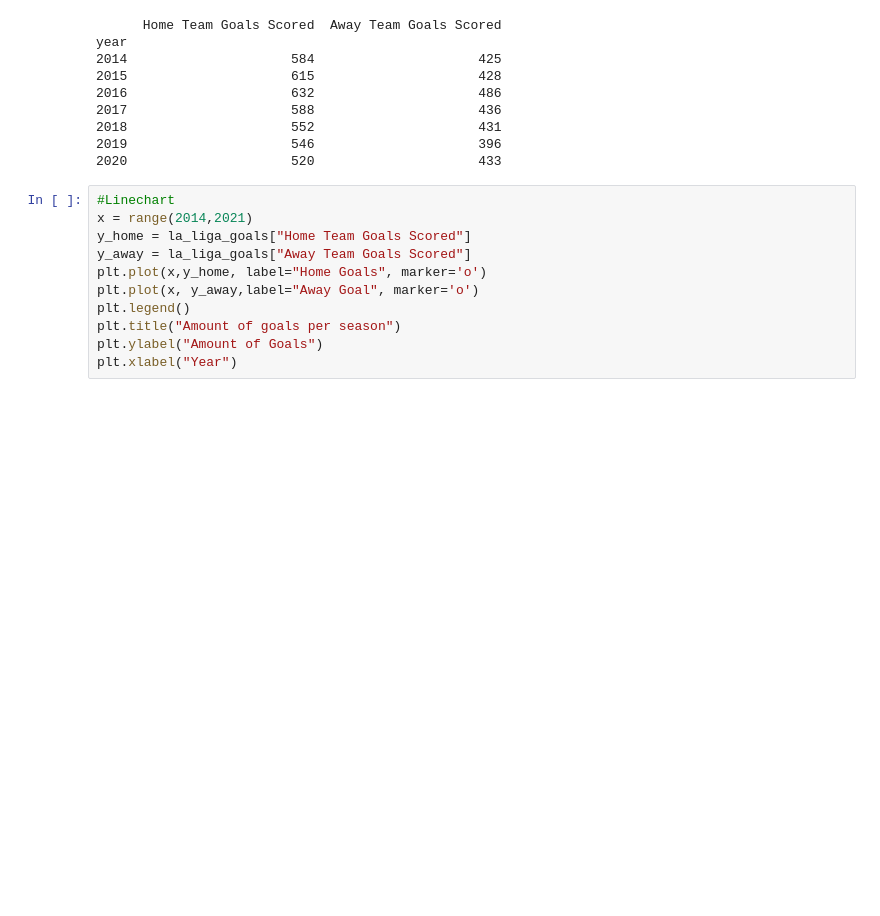
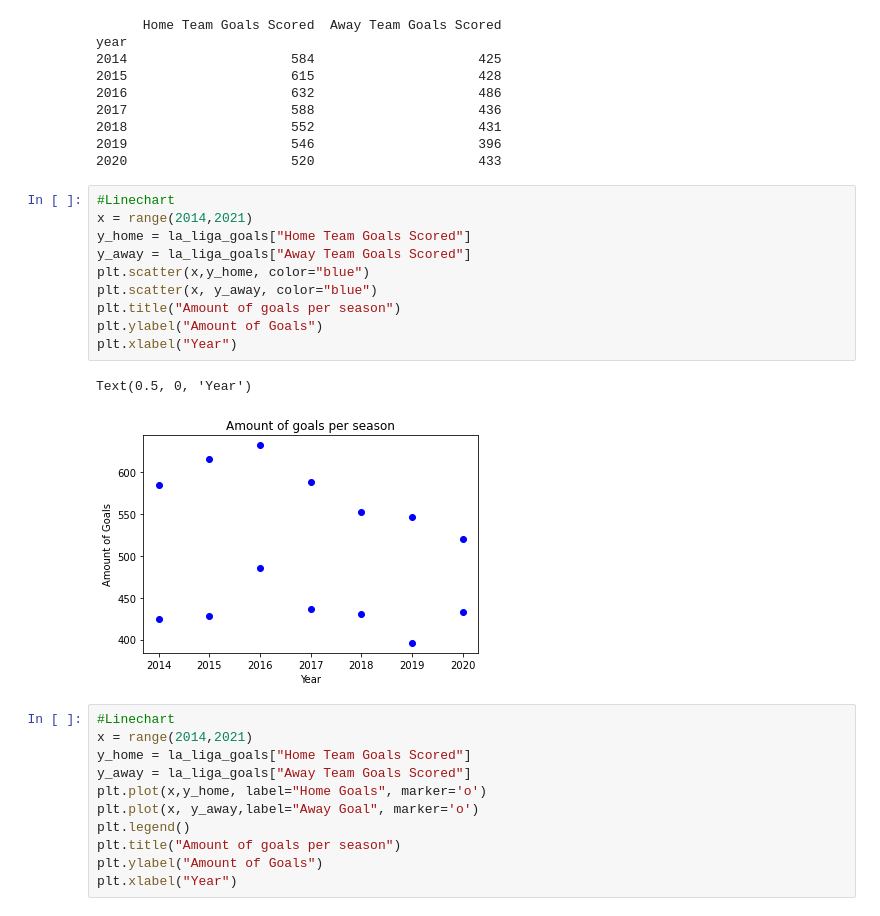
Before and after one commit to janisfroelich/gdv, a Jupyter notebook: la_liga_gdv.ipynb, the cells around one changed output. Cells and saved outputs as stored; diff of their text form; blank space fills up the shorter version.

Commit message:
Scatterplot, LE1

```diff
--- a/la_liga_gdv.ipynb
+++ b/la_liga_gdv.ipynb
@@ -1220,6 +1220,19 @@ year
 2018                     552                     431
 2019                     546                     396
 2020                     520                     433
+# %%
+#Linechart
+x = range(2014,2021)
+y_home = la_liga_goals["Home Team Goals Scored"]
+y_away = la_liga_goals["Away Team Goals Scored"]
+plt.scatter(x,y_home, color="blue")
+plt.scatter(x, y_away, color="blue")
+plt.title("Amount of goals per season")
+plt.ylabel("Amount of Goals")
+plt.xlabel("Year")
+# %% [output]
+Text(0.5, 0, 'Year')
+[figure, added]
 # %%
 #Linechart
 x = range(2014,2021)
```
Also changed, not shown: parts of 12 cells of this notebook.
